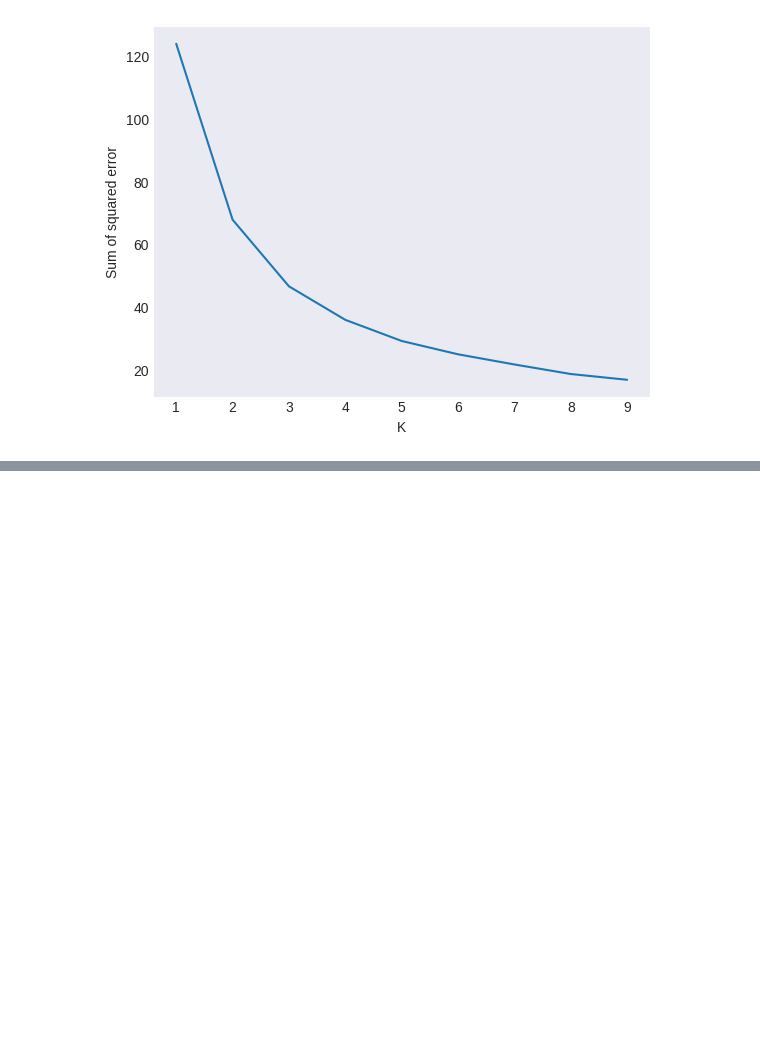
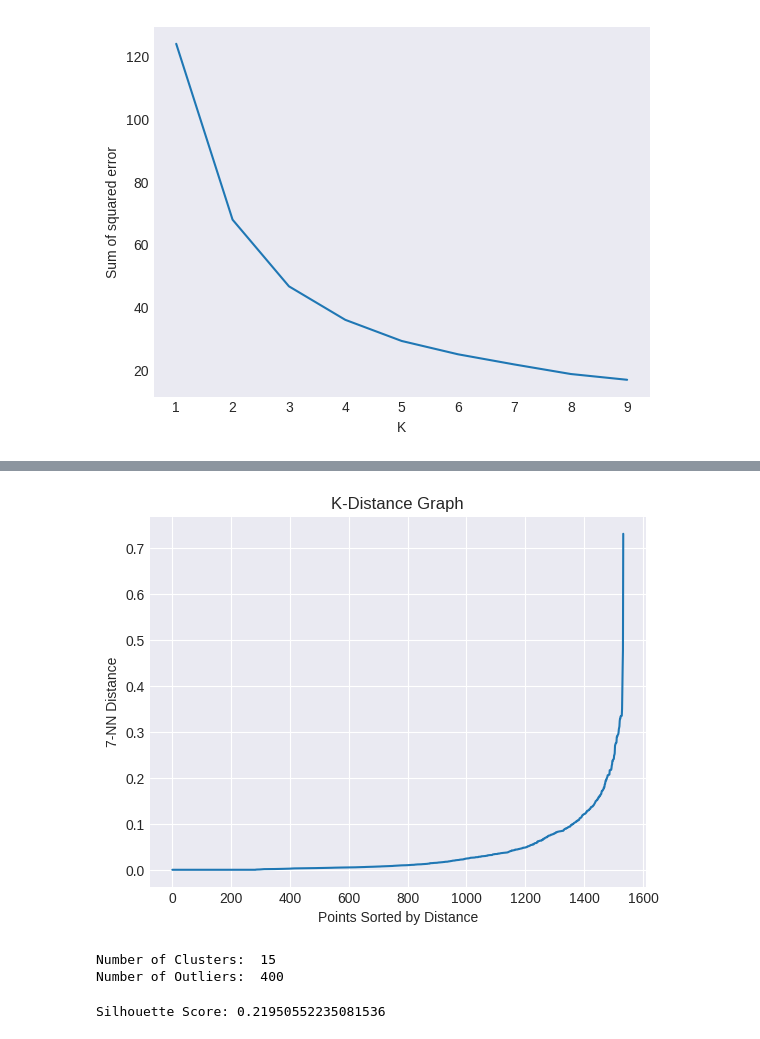
Before and after one commit to rizz045/Know-Your-Customer-Customer-Profiling-and-Segmentation, a Jupyter notebook: Customer Personality Analysis.ipynb, the cells around one changed output, grey strips where cells are left out. Cells and saved outputs as stored; diff of their text form; code cells hidden in the pictures; blank space fills up the shorter version.

```diff
--- a/Customer Personality Analysis.ipynb
+++ b/Customer Personality Analysis.ipynb
@@ -670,0 +783,5 @@ plt.plot(k_rng,sse)
+# %%
+from sklearn.preprocessing import StandardScaler, MinMaxScaler
+
+scaler = StandardScaler()
+m2 = scaler.fit_transform(m2)
@@ -670,0 +791,36 @@ plt.plot(k_rng,sse)
+# %%
+knn = NearestNeighbors(n_neighbors = 7)
+model = knn.fit(m2)
+distances, indices = knn.kneighbors(m2)
+
+distances = np.sort(distances, axis=0)
+distances = distances[:,1]
+plt.grid()
+plt.plot(distances);
+plt.xlabel('Points Sorted by Distance')
+plt.ylabel('7-NN Distance')
+plt.title('K-Distance Graph')
+plt.show()
+# %% [output]
+[figure, added]
+# %%
+db = DBSCAN(eps = 0.1, min_samples = 5).fit(m2)
+core_samples_mask = np.zeros_like(db.labels_, dtype=bool)
+core_samples_mask[db.core_sample_indices_] = True
+labels = db.labels_
+
+n_clusters_ = len(set(labels)) - (1 if -1 in labels else 0)
+n_noise_ = list(labels).count(-1)
+print("Number of Clusters: ", n_clusters_)
+print('Number of Outliers: ', n_noise_)
+data['Class'] = labels#; df1['Class'] = labels
+# %% [output]
+Number of Clusters:  15
+Number of Outliers:  400
+# %%
+# Compute silhouette
+# labels = db.
+score = silhouette_score(m2, labels)
+print("Silhouette Score:", score)
+# %% [output]
+Silhouette Score: 0.21950552235081536
```
Also changed, not shown: parts of 10 cells of this notebook.
